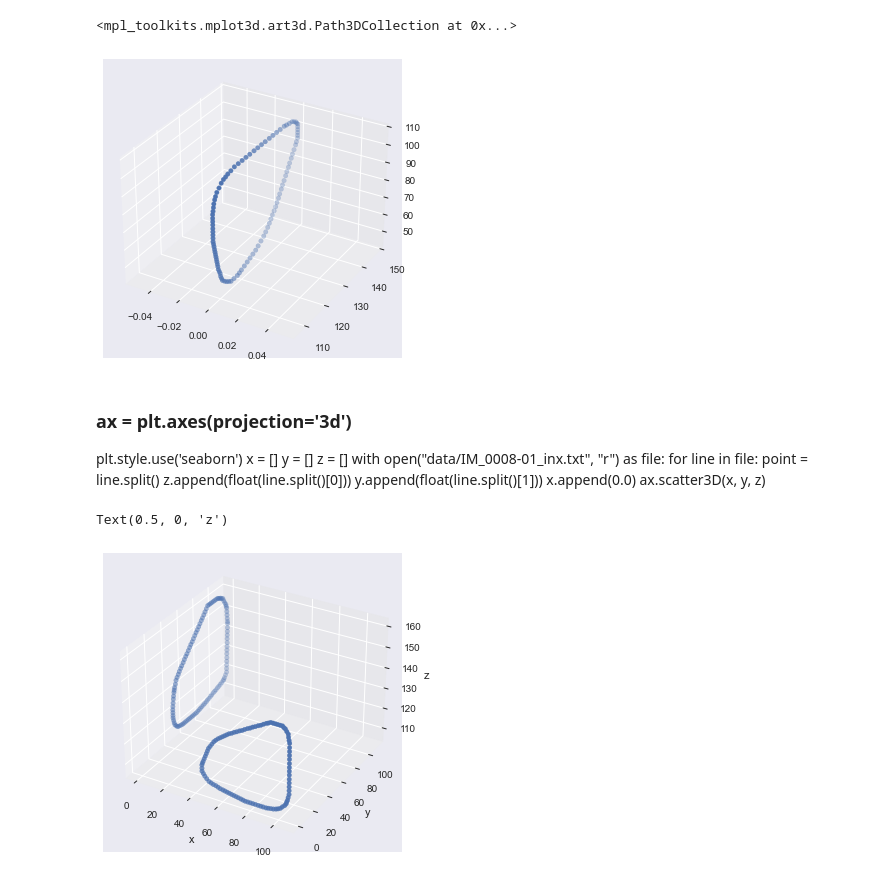
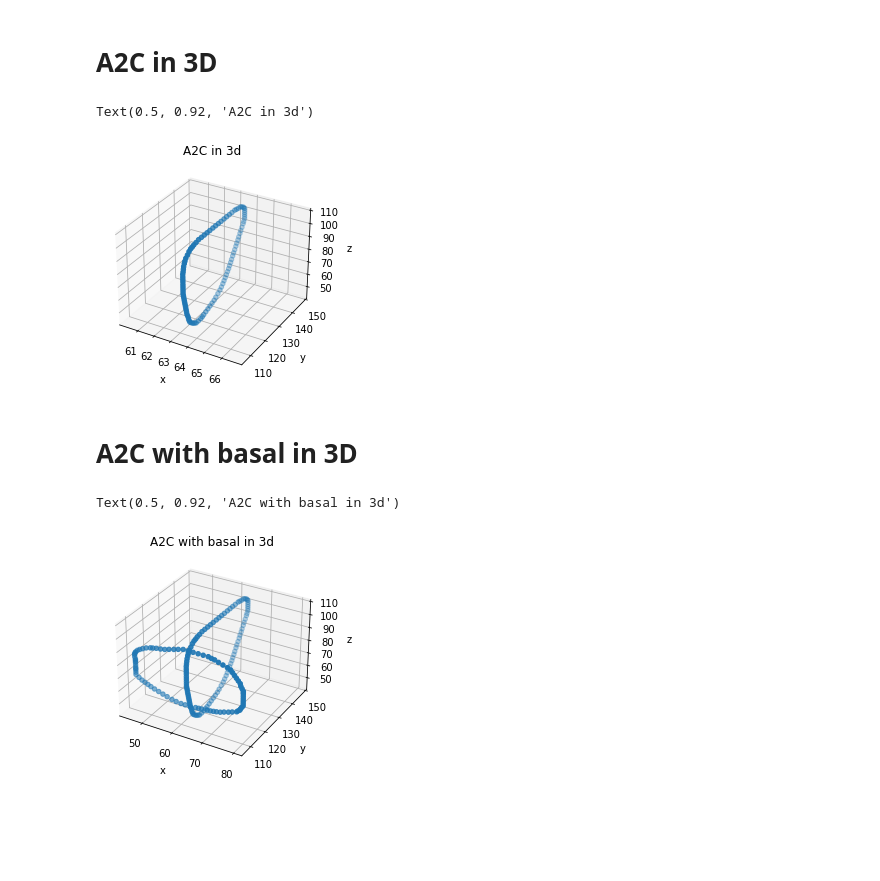
Before and after one commit to MASHOD0/hAIoTthon, a Jupyter notebook: problem statement 2/3Dplot.ipynb, the cells around one changed output. Drawn from its saved outputs; the diff is of its cells as text; code cells hidden in the pictures; blank space fills up the shorter version.

```diff
--- a/problem statement 2/3Dplot.ipynb
+++ b/problem statement 2/3Dplot.ipynb
@@ -10,3 +5,5 @@ plt.axes(projection='3d')
+# %% [markdown]
+# A2C in 3D
 # %%
 
 
@@ -19,36 +16,41 @@ with open("data/IM_0013-01_inx.txt", "r") as file:
         point = line.split()
         y.append(float(line.split()[0]))
         z.append(float(line.split()[1]))
-        x.append(0.0)
+        x.append(63.5)
 X = np.array(x, dtype=float)
 Y = np.array(y, dtype=float)
 Z = np.array(z, dtype=float)
 # %%
 ax = plt.axes(projection='3d')
 ax.scatter3D(X, Y, Z)
+ax.set_xlabel('x')
+ax.set_ylabel('y')
+ax.set_zlabel('z')
+ax.set_title('A2C in 3d')
 # %% [output]
-<mpl_toolkits.mplot3d.art3d.Path3DCollection at 0x...>
+Text(0.5, 0.92, 'A2C in 3d')
-[figure, old version]
+[figure, new version]
-# %% [markdown]
-### ax = plt.axes(projection='3d')
-plt.style.use('seaborn')
-x = []
-y = []
-z = []
-with open("data/IM_0008-01_inx.txt", "r") as file:
-    for line in file:
-        point = line.split()
-        z.append(float(line.split()[0]))
-        y.append(float(line.split()[1]))
-        x.append(0.0)
-ax.scatter3D(x, y, z)
+# %% [markdown]
+# A2C with basal in 3D
+# %%
+with open("data/IM_0003-01_inx.txt", "r") as file:
+    for line in file:
+        point = line.split()
+        y.append(110)
+        z.append(float(line.split()[0])-50.0)
+        x.append(float(line.split()[1])-40)
+
+X = np.array(x, dtype=float)
+Y = np.array(y, dtype=float)
+Z = np.array(z, dtype=float)
 # %%
 ax = plt.axes(projection='3d')
-ax.scatter3D(x, y, z)
+ax.scatter3D(X, Y, Z)
 ax.set_xlabel('x')
 ax.set_ylabel('y')
 ax.set_zlabel('z')
-#ax.view_init(0,0)
+ax.set_title('A2C with basal in 3d')
+#ax.view_init(90, 0)
 # %% [output]
-Text(0.5, 0, 'z')
+Text(0.5, 0.92, 'A2C with basal in 3d')
-[figure, old version]
+[figure, new version]
```
Also changed, not shown: parts of 13 cells of this notebook.
